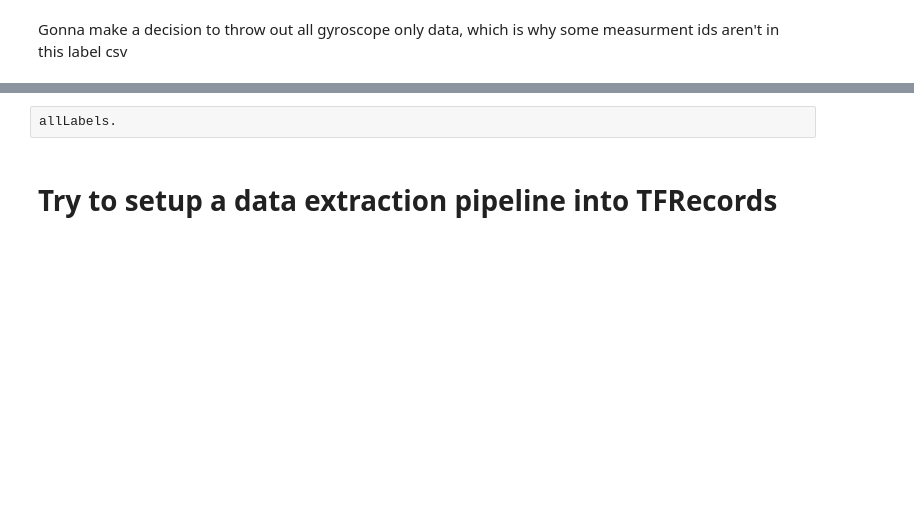
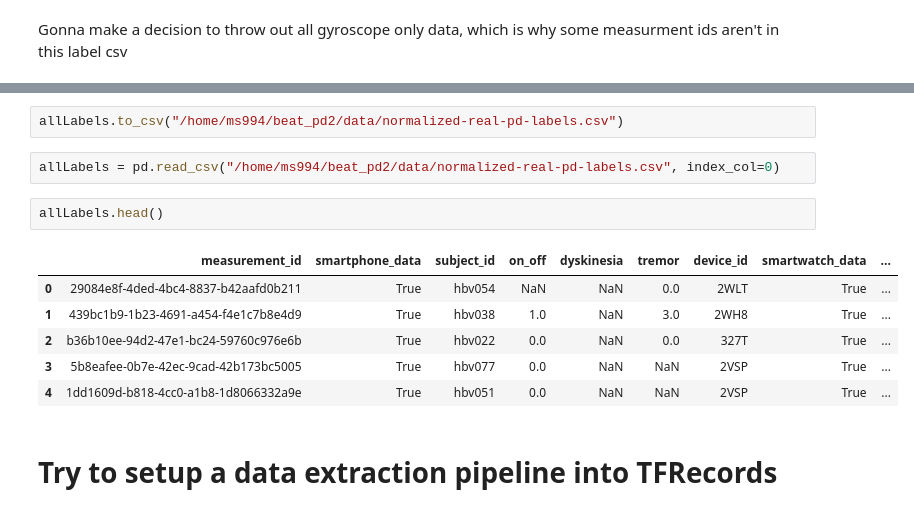
Before and after one commit to huangy6/beat_pd, a Jupyter notebook: momo/6. try to deal with real-pd.ipynb, the cells around one changed output, grey strips where cells are left out. Cells and saved outputs as stored; diff of their text form; blank space fills up the shorter version.

```diff
--- a/momo/6. try to deal with real-pd.ipynb
+++ b/momo/6. try to deal with real-pd.ipynb
@@ -238,4 +171,15 @@ dtype: float64
+# %%
+allLabels.to_csv("/home/ms994/beat_pd2/data/normalized-real-pd-labels.csv")
+# %%
+allLabels = pd.read_csv("/home/ms994/beat_pd2/data/normalized-real-pd-labels.csv", index_col=0)
 # %%
-allLabels.
+allLabels.head()
+# %% [output]
+|  | measurement_id | smartphone_data | subject_id | on_off | dyskinesia | tremor | device_id | smartwatch_data | ... |
+| 0 | 29084e8f-4ded-4bc4-8837-b42aafd0b211 | True | hbv054 | NaN | NaN | 0.0 | 2WLT | True | ... |
+| 1 | 439bc1b9-1b23-4691-a454-f4e1c7b8e4d9 | True | hbv038 | 1.0 | NaN | 3.0 | 2WH8 | True | ... |
+| 2 | b36b10ee-94d2-47e1-bc24-59760c976e6b | True | hbv022 | 0.0 | NaN | 0.0 | 327T | True | ... |
+| 3 | 5b8eafee-0b7e-42ec-9cad-42b173bc5005 | True | hbv077 | 0.0 | NaN | NaN | 2VSP | True | ... |
+| 4 | 1dd1609d-b818-4cc0-a1b8-1d8066332a9e | True | hbv051 | 0.0 | NaN | NaN | 2VSP | True | ... |
 # %% [markdown]
 # Try to setup a data extraction pipeline into TFRecords
```
Also changed, not shown: parts of 43 cells of this notebook, 5 other files.
